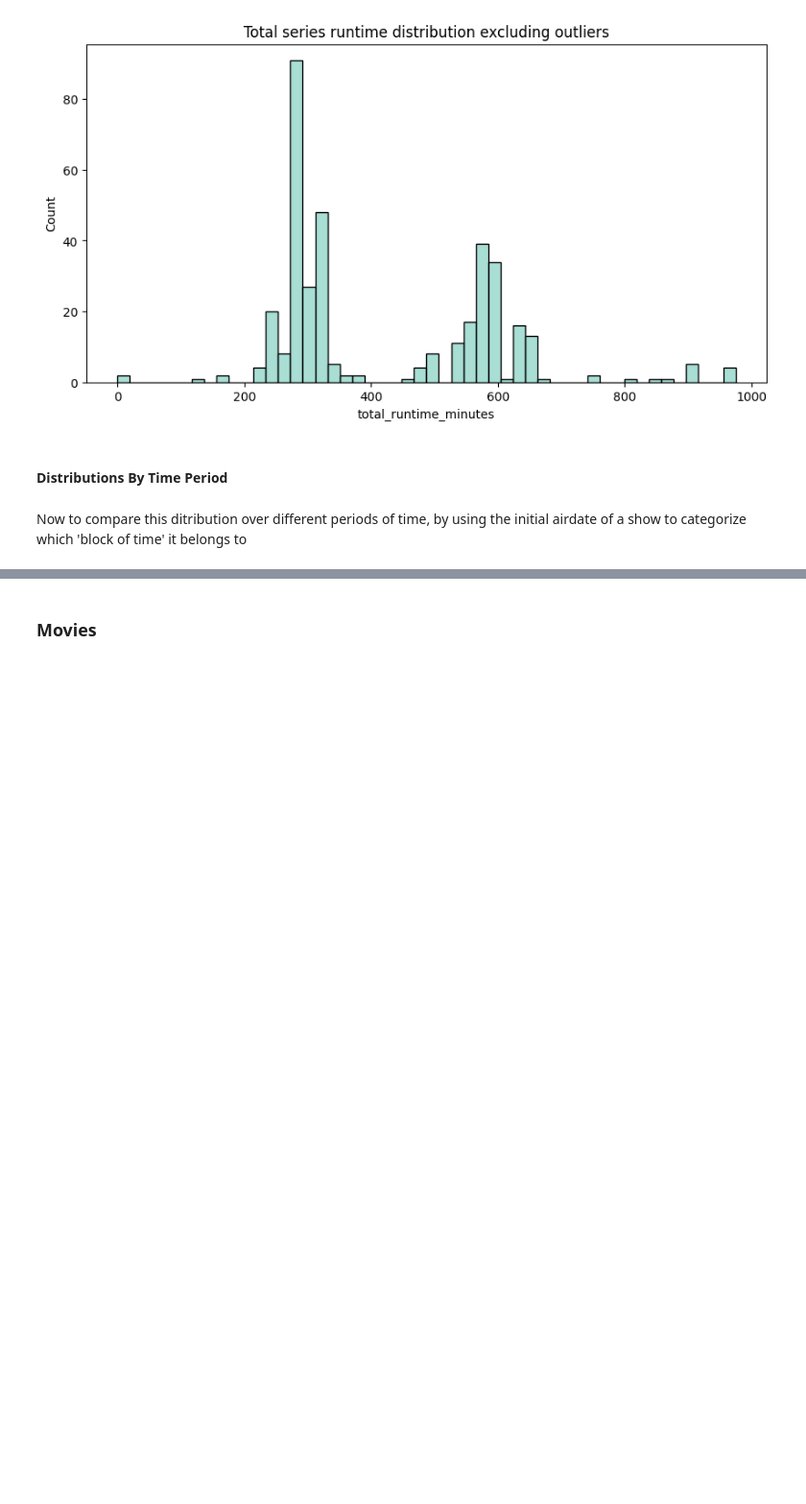
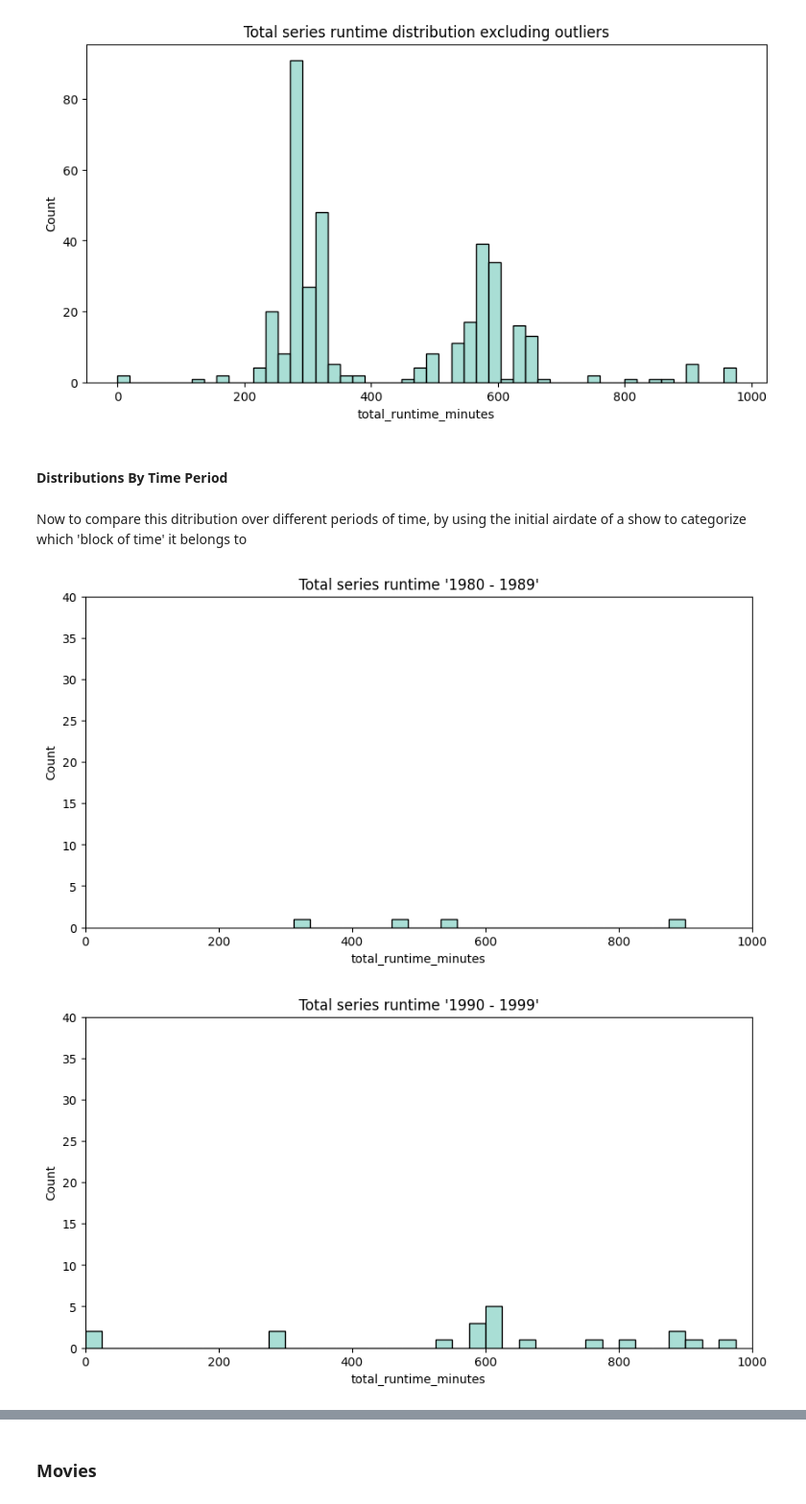
Before and after one commit to Esalsac/project-2-eda-sql, a Jupyter notebook: Week_3_Project.ipynb, the cells around one changed output, grey strips where cells are left out. Shown at 96% size. Saved outputs shown, nothing was run; the diff lists cells and outputs as text; code cells hidden in the pictures; blank space fills up the shorter version.

Commit message:
univariate continues, also shutdown 'None found' and ' add some' studios

```diff
--- a/Week_3_Project.ipynb
+++ b/Week_3_Project.ipynb
@@ -256,8 +256,16 @@ Studios
 ## Maybe its better to store studios in list, because we can still access the studios via index. Keeping studios as a list is the only option
 ## as the number of unique values of studio is so much larger than genre, and also we are not planning on running correlation testing on studios.
 
+# df["studios"] = (
+#     df["studios"]
+#     .str.replace
+#     .str.split(",")
+#     .apply(lambda lst: [_.strip() for _ in lst]))
+
 df["studios"] = (
     df["studios"]
+    .str.replace("None found", "")      ## Ugly necessity to kill the the world famous "None found" studio
+    .str.replace(" add some", "")       ## Ugly necessity to kill the the world famous "None found"'s sister studio " add some"
     .str.split(",")
     .apply(lambda lst: [_.strip() for _ in lst]))
 
@@ -269,3 +277,5 @@ df["studios"] = (
 
 # ghibli_production_count =  df_ghibli.shape[0]
 # ghibli_production_count
+
+df["studios"].head()
@@ -702,48 +721,54 @@ plt.show()
 #### Distributions By Time Period
 # %% [markdown]
 Now to compare this ditribution over different periods of time, by using the initial airdate of a show to categorize which 'block of time' it belongs to
+# %%
+eighties = anime_tv_runtime_filtered["total_runtime_minutes"][anime_tv_runtime_filtered["aired_first"].between(pd.Timestamp("1980-01-01"),pd.Timestamp("1989-12-31"))]
+nineties = anime_tv_runtime_filtered["total_runtime_minutes"][anime_tv_runtime_filtered["aired_first"].between(pd.Timestamp("1990-01-01"),pd.Timestamp("1999-12-31"))]
+two_thousands = anime_tv_runtime_filtered["total_runtime_minutes"][anime_tv_runtime_filtered["aired_first"].between(pd.Timestamp("2000-01-01"),pd.Timestamp("2009-12-31"))]
+twenty_tens = anime_tv_runtime_filtered["total_runtime_minutes"][anime_tv_runtime_filtered["aired_first"].between(pd.Timestamp("2010-01-01"),pd.Timestamp("2019-12-31"))]
+twenty_twenties = anime_tv_runtime_filtered["total_runtime_minutes"][anime_tv_runtime_filtered["aired_first"].between(pd.Timestamp("2020-01-01"),pd.Timestamp("2024-12-31"))]
+
+bin_width = 25
 # %%
-start_date = pd.Timestamp("1980-01-01")
-end_date = pd.Timestamp("1989-12-31")
-
 plt.figure(figsize=(10,5))
-sns.histplot(anime_tv_runtime["total_runtime_minutes"][anime_tv_runtime["aired_first"].between(start_date,end_date)],bins=50)
+sns.histplot(eighties,binwidth = bin_width)
+plt.xlim(0,1000)
+plt.ylim(0,40)
 plt.title("Total series runtime '1980 - 1989'")
 
 #
 
-start_date = pd.Timestamp("1990-01-01")
-end_date = pd.Timestamp("1999-12-31")
-
 plt.figure(figsize=(10,5))
-sns.histplot(anime_tv_runtime["total_runtime_minutes"][anime_tv_runtime["aired_first"].between(start_date,end_date)],bins=50)
+sns.histplot(nineties,binwidth = bin_width)
+plt.xlim(0,1000)
+plt.ylim(0,40)
 plt.title("Total series runtime '1990 - 1999'")
 
 #
 
-start_date = pd.Timestamp("2000-01-01")
-end_date = pd.Timestamp("2009-12-31")
-
 plt.figure(figsize=(10,5))
-sns.histplot(anime_tv_runtime["total_runtime_minutes"][anime_tv_runtime["aired_first"].between(start_date,end_date)],bins=50)
+sns.histplot(two_thousands,binwidth = bin_width)
+plt.xlim(0,1000)
+plt.ylim(0,40)
 plt.title("Total series runtime '2000 - 2010'")
 
 #
 
-start_date = pd.Timestamp("2010-01-01")
-end_date = pd.Timestamp("2019-12-31")
-
 plt.figure(figsize=(10,5))
-sns.histplot(anime_tv_runtime["total_runtime_minutes"][anime_tv_runtime["aired_first"].between(start_date,end_date)],bins=50)
+sns.histplot(twenty_tens,binwidth = bin_width)
+plt.xlim(0,1000)
+plt.ylim(0,40)
 plt.title("Total series runtime '2010 - 2020'")
 
 #
 
-start_date = pd.Timestamp("2020-01-01")
-end_date = pd.Timestamp("2024-12-31")
-
 plt.figure(figsize=(10,5))
-sns.histplot(anime_tv_runtime["total_runtime_minutes"][anime_tv_runtime["aired_first"].between(start_date,end_date)],bins=50)
+sns.histplot(twenty_twenties ,binwidth = bin_width)
+plt.xlim(0,1000)
+plt.ylim(0,40)
 plt.title("Total series runtime '2020 - 2024'")
 
 plt.show()
+# %% [output]
+[figure, added]
+[figure, added]
```
Also changed, not shown: parts of 26 cells of this notebook.
